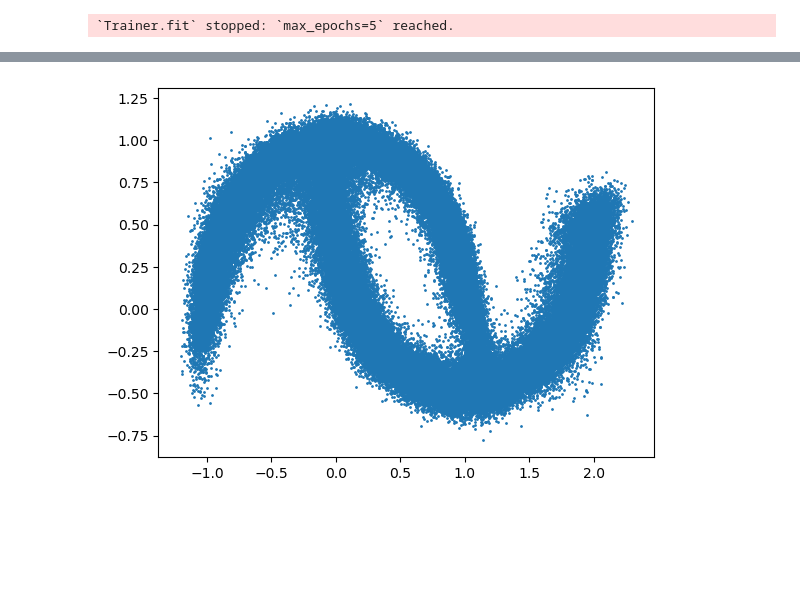
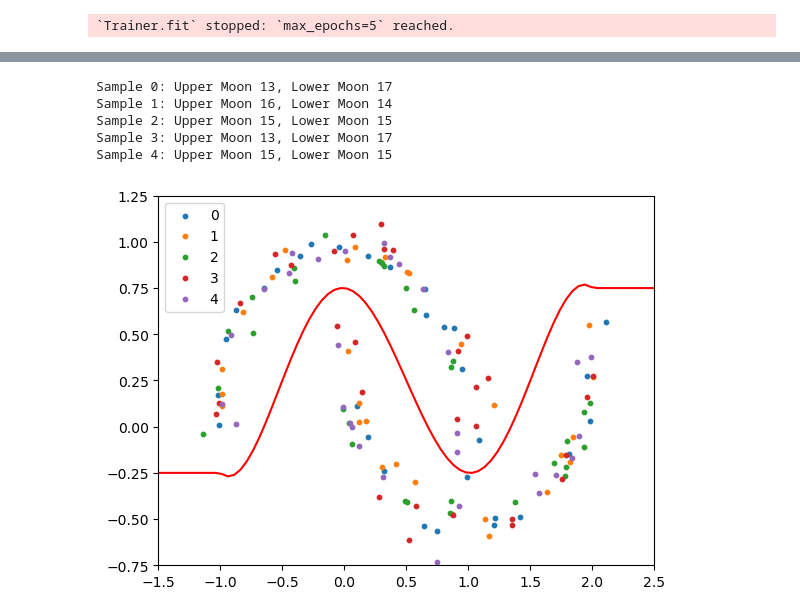
Before and after one commit to smsharma/jet-setting, a Jupyter notebook: notebooks/02_two_moons.ipynb, the cells around one changed output, grey strips where cells are left out. Cells and saved outputs as stored; diff of their text form; code cells hidden in the pictures; blank space fills up the shorter version.

```diff
--- a/notebooks/02_two_moons.ipynb
+++ b/notebooks/02_two_moons.ipynb
@@ -258,14 +305,10 @@ LOCAL_RANK: 0 - CUDA_VISIBLE_DEVICES: [0]
 0.181     Total estimated model params size (MB)
 `Trainer.fit` stopped: `max_epochs=5` reached.
 # %%
-ckpt = f"{path}checkpoints/settransformer1/settransformer-epoch=149-val_loss=1322.07.ckpt"
+ckpt = f"{path}checkpoints/settransformer2/settransformer-epoch=147-val_loss=906.74.ckpt"
 model = SetFlow.load_from_checkpoint(ckpt)
 # %%
 model.to('cuda')
 n_particles = 5000
 points_per_set = 30
 samples = model.network.sample(num_samples=(n_particles,points_per_set)).to('cpu').detach()
-# %%
-for i in range(5):
-    plt.scatter(samples[i,:,0],samples[i,:,1],s=10)
-plt.show()
@@ -274,5 +315,18 @@ plt.show()
-# %%
-plt.scatter(samples[:,:,0],samples[:,:,1],s=1)
-plt.show()
-# %% [output]
-[figure, removed]
+# %%
+for i in range(5):
+    plt.scatter(samples[i,:,0],samples[i,:,1],s=10, label=f"{i}")
+    upper_moon_count = count_upper_moon(samples[i])
+    print(f"Sample {i}: Upper Moon {upper_moon_count}, Lower Moon {points_per_set-upper_moon_count}")
+xs = np.linspace(-2,3,100)
+plt.plot(xs,f_between_moons(xs), c="r")
+plt.xlim(-1.5,2.5)
+plt.ylim(-0.75,1.25)
+plt.legend(loc="best")
+plt.show()
+# %% [output]
+Sample 0: Upper Moon 13, Lower Moon 17
+Sample 1: Upper Moon 16, Lower Moon 14
+Sample 2: Upper Moon 15, Lower Moon 15
+Sample 3: Upper Moon 13, Lower Moon 17
+Sample 4: Upper Moon 15, Lower Moon 15
+[figure, added]
```
Also changed, not shown: parts of 12 cells of this notebook.
